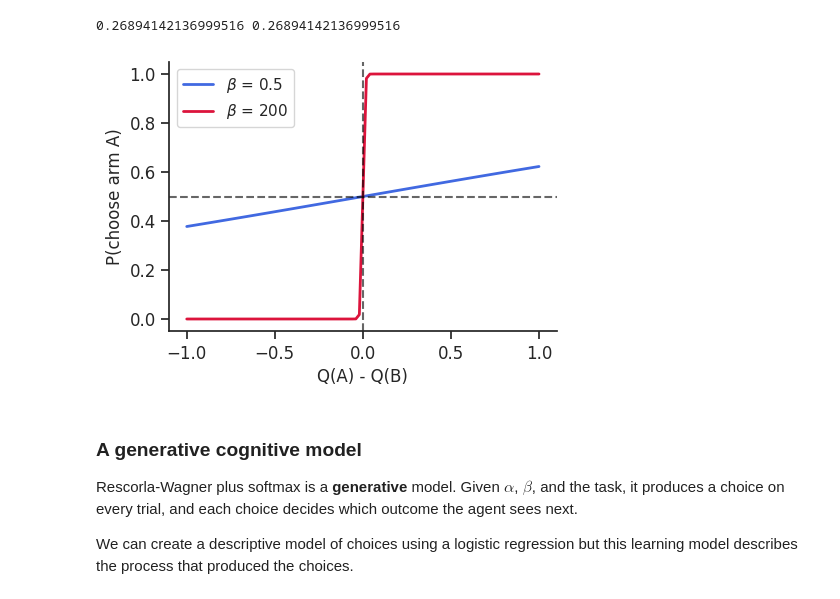
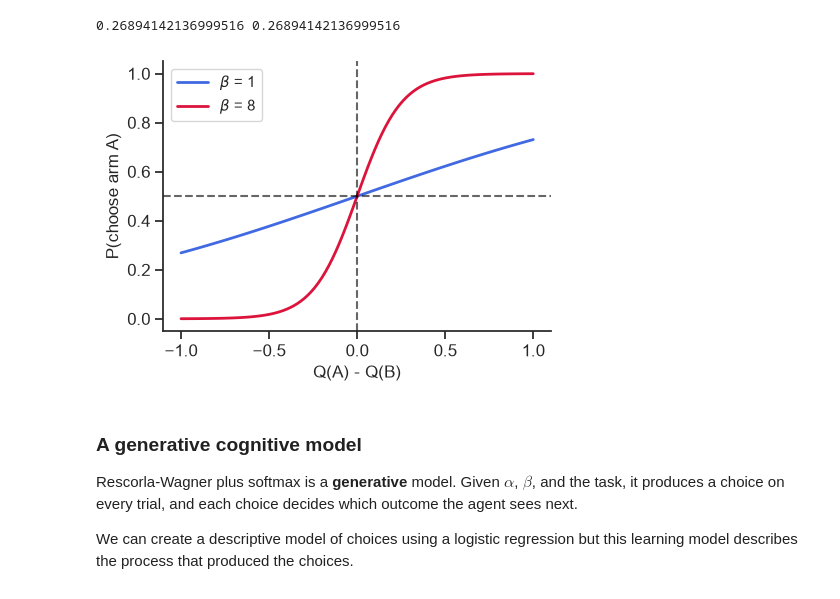
Before and after one commit to Center-for-Computational-Psychiatry/course_nycpw, a Jupyter notebook: tutorials/2026/tutorial00_model-fitting-key.ipynb, the cells around one changed output. Drawn from its saved outputs; the diff is of its cells as text; code cells hidden in the pictures.

```diff
--- a/tutorials/2026/tutorial00_model-fitting-key.ipynb
+++ b/tutorials/2026/tutorial00_model-fitting-key.ipynb
@@ -267,29 +261,30 @@ The inverse temperature $\beta \ge 0$ sets how strongly choices follow values. A
 #   3. Divide by the sum so the probabilities add to 1
 # Check: softmax(np.array([0.6, 0.4]), 5.0)[1] equals expit(5.0 * (0.4 - 0.6))
 # Defines: softmax(Q (k,), beta) -> p (k,)
+
 def softmax(Q, beta):
-    numerator = np.exp(beta * (Q - np.max(Q)))
-    denominator = np.sum(numerator)
-    return numerator / denominator
+    z = beta * (Q - np.max(Q))
+    expz = np.exp(z)
+    return expz / expz.sum()
 
-print(softmax(np.array([.6, .4]), 5.0)[1], expit(5.0 * (0.4 - 0.6)))
+print(softmax(np.array([0.6, 0.4]), 5.0)[1], expit(5.0 * (0.4 - 0.6)))
 # %% [output]
 0.26894142136999516 0.26894142136999516
 # %%
 # probability of choosing arm A as a function of the value difference
 q_diff = np.linspace(-1, 1, 101)
 fig, ax = plt.subplots(figsize=(5, 3.5))
-for beta_demo, color in [(.5, "royalblue"), (200, "crimson")]:
+for beta_demo, color in [(1, "royalblue"), (8, "crimson")]:
     p1 = [softmax(np.array([0.0, d]), beta_demo)[1] for d in q_diff]
     ax.plot(q_diff, p1, color=color, lw=2, label=rf"$\beta$ = {beta_demo}")
 ax.axhline(0.5, ls="--", color="k", alpha=0.6)
 ax.axvline(0, ls="--", color="k", alpha=0.6)
 ax.set(xlabel="Q(A) - Q(B)", ylabel="P(choose arm A)")
 ax.legend()
 sns.despine()
 plt.show()
 # %% [output]
-[figure, old version]
+[figure, new version]
 # %% [markdown]
 ### A generative cognitive model
 
```
Also changed, not shown: parts of 36 cells of this notebook.
